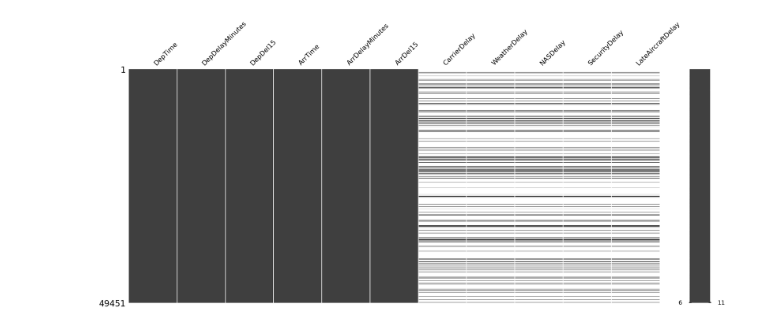
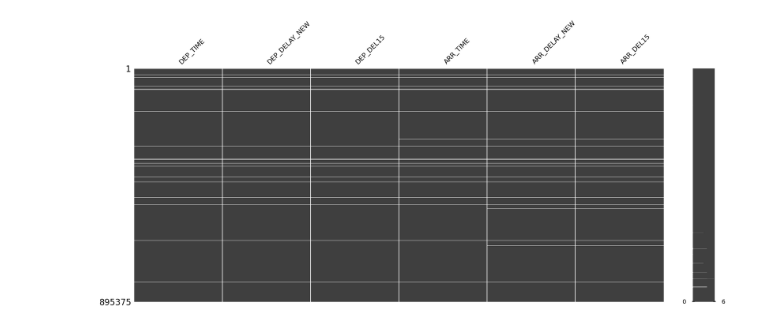
Before and after one commit to Rashimanish/Flight_App, a Jupyter notebook: Data_Collection/2022_FLIGHTDATA.ipynb, the cells around one changed output. Cells and saved outputs as stored; diff of their text form; code cells hidden in the pictures.

Commit message:
Created using Colab for collecting 2022 Flight Data

```diff
--- a/Data_Collection/2022_FLIGHTDATA.ipynb
+++ b/Data_Collection/2022_FLIGHTDATA.ipynb
@@ -5,53 +5,48 @@ import pandas as pd
 import os
 import missingno as msno
 
+# Ensure the missingno library is installed
+!pip install missingno
 
 path = '/content/Data'
 output_path = '/content/Data/flight_data_2022.csv'
 
-# airports and fields to select
+# Selected airports and fields
 airports = ('ATL', 'CLT', 'DEN', 'DFW', 'EWR', 'IAH', 'JFK', 'LAS', 'LAX', 'MCO', 'MIA', 'ORD', 'PHX', 'SEA', 'SFO')
 fields = [
-    "Year",
-    "Quarter",
-    "Month",
-    "DayofMonth",
-    "FlightDate",
-    "OriginAirportID",
-    "Origin",
-    "DestAirportID",
-    "Dest",
-    "CRSDepTime",
-    "DepTime",
-    "DepDelayMinutes",
-    "DepDel15",
-    "CRSArrTime",
-    "ArrTime",
-    "ArrDelayMinutes",
-    "ArrDel15",
-    "CarrierDelay",
-    "WeatherDelay",
-    "NASDelay",
-    "SecurityDelay",
-    "LateAircraftDelay"
+    "YEAR",
+    "QUARTER",
+    "MONTH",
+    "DAY_OF_MONTH",
+    "FL_DATE",
+    "ORIGIN_AIRPORT_ID",
+    "ORIGIN",
+    "DEST_AIRPORT_ID",
+    "DEST",
+    "CRS_DEP_TIME",
+    "DEP_TIME",
+    "DEP_DELAY_NEW",
+    "DEP_DEL15",
+    "CRS_ARR_TIME",
+    "ARR_TIME",
+    "ARR_DELAY_NEW",
+    "ARR_DEL15"
 ]
 
-# List of CSV files from January to December 2023
-csv_files = [f'{path}/On_Time_Reporting_Carrier_On_Time_Performance_2022_{month}.csv' for month in ['1_JAN', '2_FEB', '3_MAR', '4_APR', '5_MAY', '6_JUN', '7_JUL', '8_AUG', '9_SEP', '10_OCT', '11_NOV', '12_DEC']]
+# List of CSV files from January to December 2022
+csv_files = [f'{path}/2022_{month}.csv' for month in ['JAN', 'FEB', 'MAR', 'APR', 'MAY', 'JUN', 'JUL', 'AUG', 'SEP', 'OCT', 'NOV', 'DEC']]
 
-# Create a list to store DataFrames
+# List to store DataFrames
 df_list = []
 
 for file in csv_files:
     if os.path.exists(file):
         try:
             print(f"Loading file: {file}")
-
             df = pd.read_csv(file, usecols=fields, engine='python', on_bad_lines='skip')
-
-            df = df[df["Origin"].isin(airports)]
-            df = df[df["Dest"].isin(airports)]
-
+            df = df[df["ORIGIN"].isin(airports)]
+            df = df[df["DEST"].isin(airports)]
+            # Append the DataFrame to the list
             df_list.append(df)
             print(f"Loaded file: {file}, number of rows: {len(df)}")
         except pd.errors.ParserError as e:
@@ -59,27 +54,27 @@ for file in csv_files:
     else:
         print(f"File {file} does not exist")
 
-# Concatenate all DataFrames
+# Concatenate DataFrames
 merged_df = pd.concat(df_list, ignore_index=True)
 
 # Display missing values for specific columns before dropping rows
-print("Missing values before dropping rows:")
-print(merged_df[['DepTime', 'DepDelayMinutes', 'DepDel15', 'ArrTime', 'ArrDelayMinutes', 'ArrDel15', 'CarrierDelay', 'WeatherDelay', 'NASDelay', 'SecurityDelay', 'LateAircraftDelay']].isnull().sum())
+print("Missing values before handling:")
+print(merged_df[['YEAR', 'QUARTER', 'MONTH', 'DAY_OF_MONTH', 'FL_DATE']].isnull().sum())
 
 # Drop rows with any missing values in the specified columns
-merged_df = merged_df.dropna(subset=['DepTime', 'DepDelayMinutes', 'DepDel15', 'ArrTime', 'ArrDelayMinutes', 'ArrDel15'])
+merged_df = merged_df.dropna(subset=['YEAR', 'QUARTER', 'MONTH', 'DAY_OF_MONTH', 'FL_DATE'])
 
 # Display missing values for specific columns after dropping rows
-print("\nMissing values after dropping rows:")
-print(merged_df[['DepTime', 'DepDelayMinutes', 'DepDel15', 'ArrTime', 'ArrDelayMinutes', 'ArrDel15', 'CarrierDelay', 'WeatherDelay', 'NASDelay', 'SecurityDelay', 'LateAircraftDelay']].isnull().sum())
+print("\nMissing values after handling:")
+print(merged_df[['YEAR', 'QUARTER', 'MONTH', 'DAY_OF_MONTH', 'FL_DATE']].isnull().sum())
 
 # Visualize missing data
-msno.matrix(merged_df[['DepTime', 'DepDelayMinutes', 'DepDel15', 'ArrTime', 'ArrDelayMinutes', 'ArrDel15', 'CarrierDelay', 'WeatherDelay', 'NASDelay', 'SecurityDelay', 'LateAircraftDelay']])
+msno.matrix(merged_df[['DEP_TIME', 'DEP_DELAY_NEW', 'DEP_DEL15', 'ARR_TIME', 'ARR_DELAY_NEW', 'ARR_DEL15']])
 
-# Save the cleaned DataFrame to a CSV file
+# Save the merged DataFrame to a CSV file
 merged_df.to_csv(output_path, index=False)
 
-# Display the first few rows of the cleaned DataFrame
+# Display the first few rows of the DataFrame
 print(merged_df.head())
 
 # Display the number of rows and columns in the DataFrame
@@ -114 +109 @@ max          1598.000000
-[figure, old version]
+[figure, new version]
```
Also changed, not shown: parts of 1 cell of this notebook.
